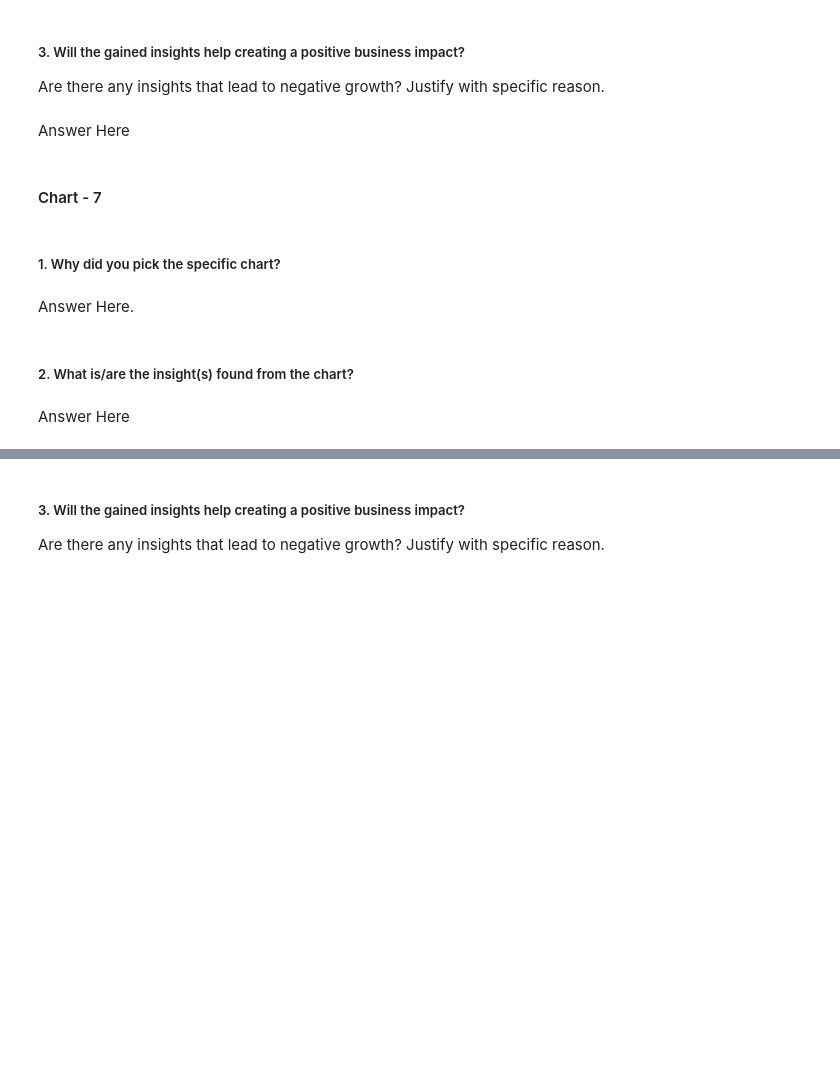
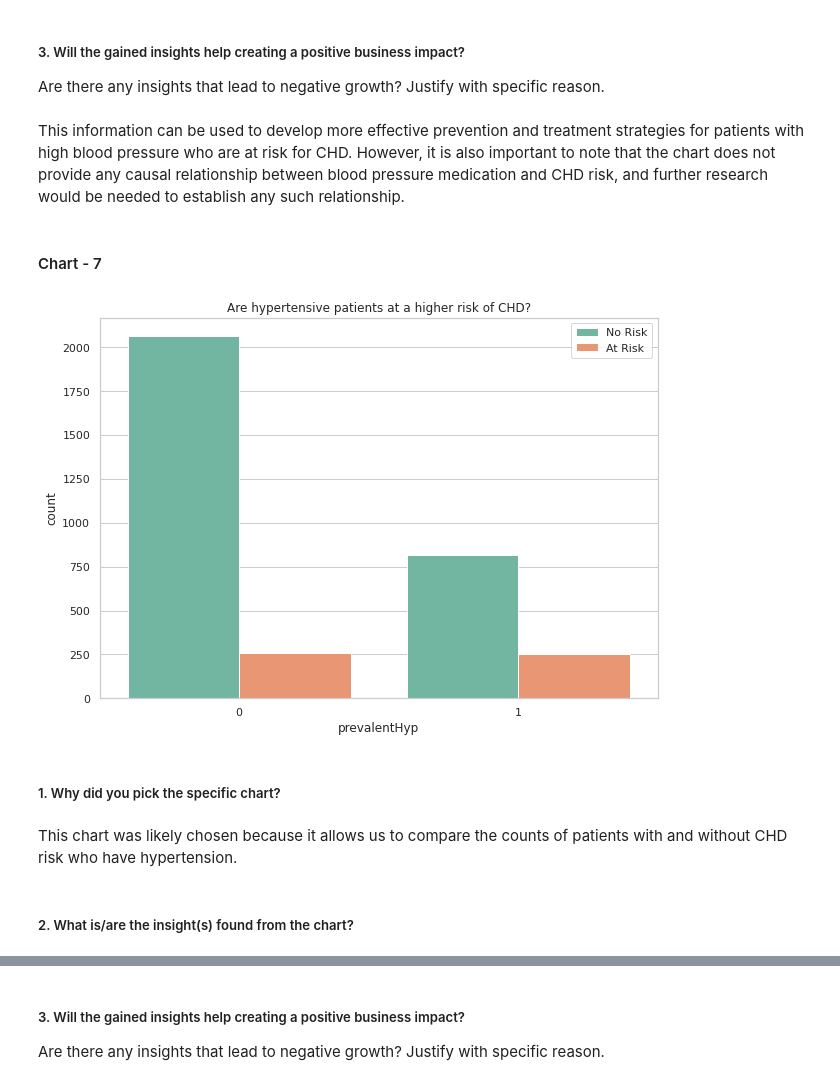
Before and after one commit to Krushikkk/Cardiovascular_Risk_Prediction, a Jupyter notebook: Cardiovascular_Risk_Prediction.ipynb, the cells around one changed output, grey strips where cells are left out. Drawn from its saved outputs; the diff is of its cells as text; code cells hidden in the pictures; blank space fills up the shorter version.

```diff
--- a/Cardiovascular_Risk_Prediction.ipynb
+++ b/Cardiovascular_Risk_Prediction.ipynb
@@ -549,7 +565,7 @@ Answer Here
 # %% [markdown]
 ##### 3. Will the gained insights help creating a positive business impact?
 Are there any insights that lead to negative growth? Justify with specific reason.
-# %% [markdown]
-Answer Here
+# %% [markdown]
+This information can be used to develop more effective prevention and treatment strategies for patients with high blood pressure who are at risk for CHD. However, it is also important to note that the chart does not provide any causal relationship between blood pressure medication and CHD risk, and further research would be needed to establish any such relationship.
 # %% [markdown]
 #### Chart - 7
@@ -558,8 +572,16 @@ Answer Here
+# %%
+# Chart - 7 visualization code
+
+plt.figure(figsize=(10,7))
+sns.countplot(df.prevalentHyp, hue=df.Risk)
+plt.title('Are hypertensive patients at a higher risk of CHD?')
+plt.legend(['No Risk','At Risk'])
+plt.show()
+# %% [output]
+[figure, added]
 # %% [markdown]
 ##### 1. Why did you pick the specific chart?
-# %% [markdown]
-Answer Here.
+# %% [markdown]
+This chart was likely chosen because it allows us to compare the counts of patients with and without CHD risk who have hypertension.
 # %% [markdown]
 ##### 2. What is/are the insight(s) found from the chart?
-# %% [markdown]
-Answer Here
```
Also changed, not shown: parts of 34 cells of this notebook.
